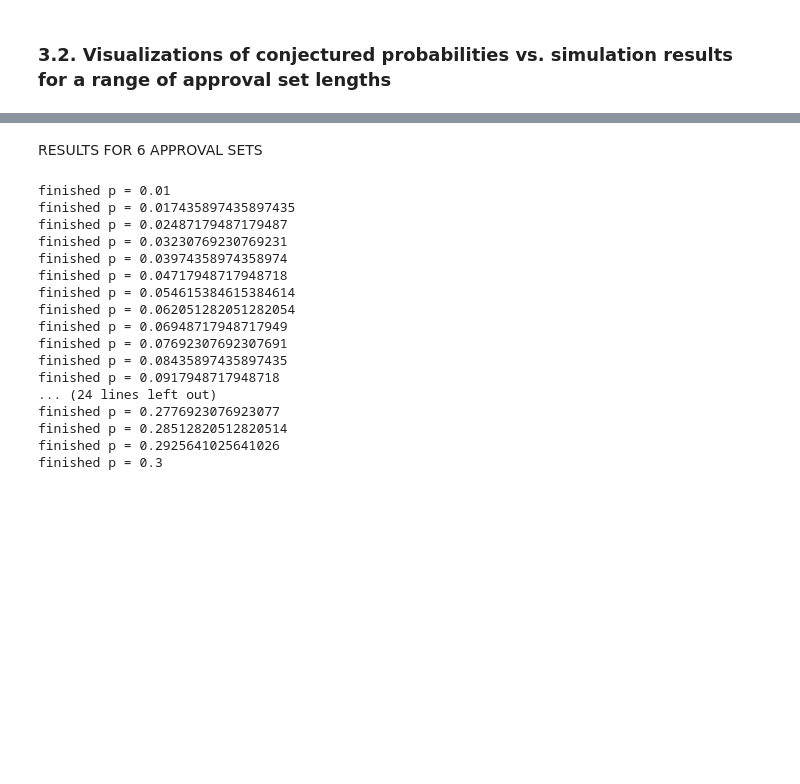
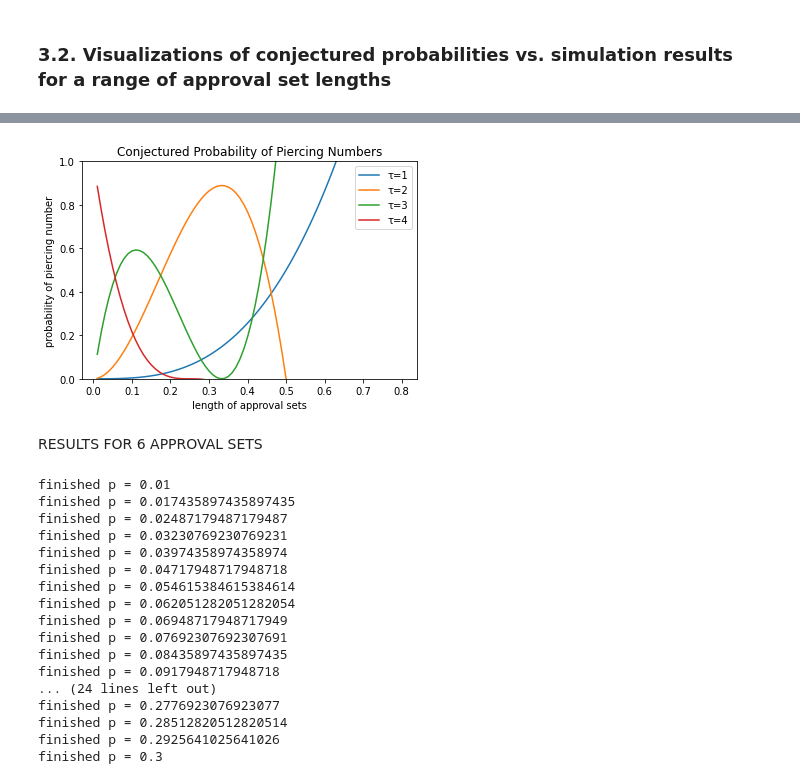
Before and after one commit to tiasondjaja/circular_societies, a Jupyter notebook: piercing_number_probabilities-Google_Colab.ipynb, the cells around one changed output, grey strips where cells are left out. Drawn from its saved outputs; the diff is of its cells as text; code cells hidden in the pictures; blank space fills up the shorter version.

```diff
--- a/piercing_number_probabilities-Google_Colab.ipynb
+++ b/piercing_number_probabilities-Google_Colab.ipynb
@@ -728,3 +1026,12 @@ Conjecture says: 0.27869183999999986
+# %%
+plt.plot(pvals4, conjectureVals)
+plt.ylim((0,1))
+plt.title("Conjectured Probability of Piercing Numbers")
+plt.xlabel("length of approval sets")
+plt.ylabel("probability of piercing number")
+plt.legend(["τ="+str(i) for i in range(1,numTau+1)]);
+# %% [output]
+[figure, added]
 # %% [markdown]
 RESULTS FOR 6 APPROVAL SETS
 # %%
```
Also changed, not shown: parts of 23 cells of this notebook.
